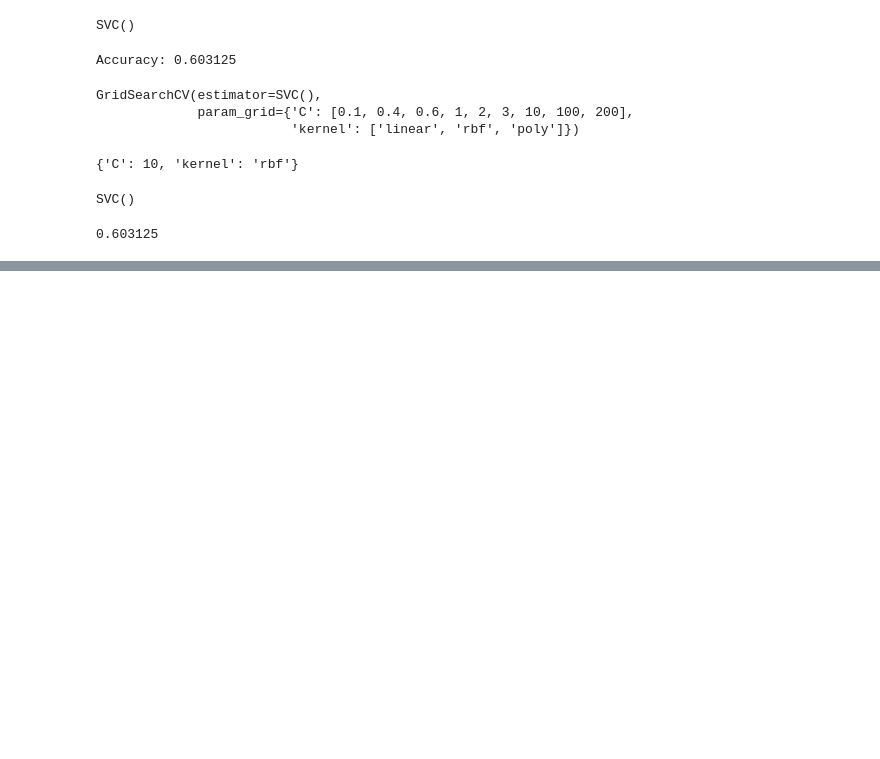
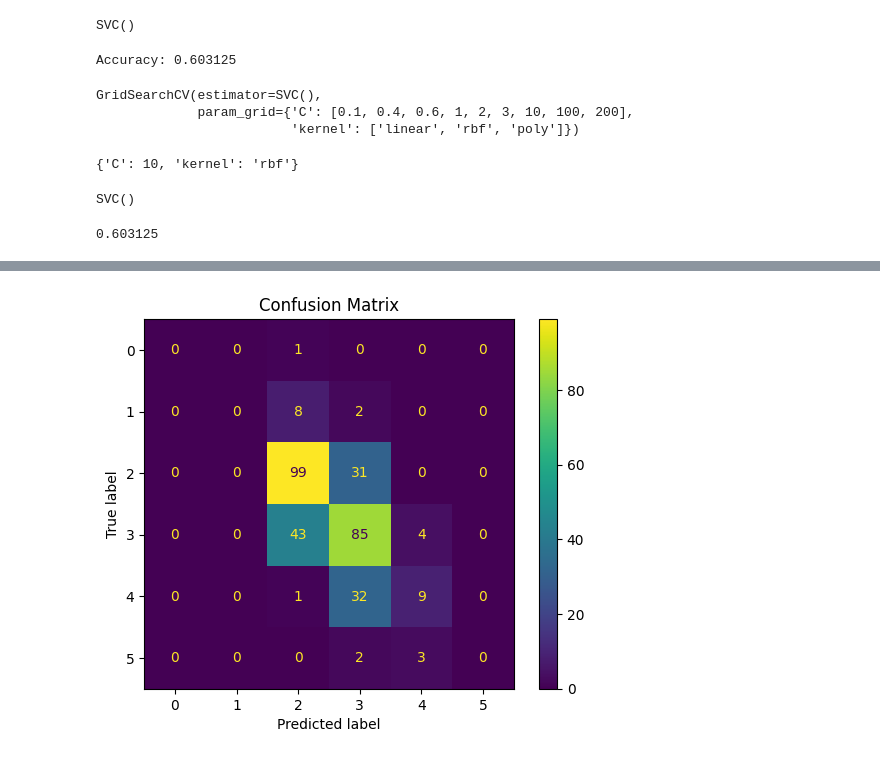
Before and after one commit to Losikai5/Datasets, a Jupyter notebook: classification_with_svm2.ipynb, the cells around one changed output, grey strips where cells are left out. Saved outputs shown, nothing was run; the diff lists cells and outputs as text; code cells hidden in the pictures; blank space fills up the shorter version.

```diff
--- a/classification_with_svm2.ipynb
+++ b/classification_with_svm2.ipynb
@@ -79,3 +79,5 @@ SVC()
 svc_new.score(X_test, y_test)
 # %% [output]
 0.603125
+# %%
+y_pred = svc_new.predict(X_test)
@@ -81,0 +110,7 @@ svc_new.score(X_test, y_test)
+# %%
+ con = ConfusionMatrixDisplay(confusion_matrix(y_test, y_pred))
+ con.plot()
+ plt.title("Confusion Matrix")
+ plt.show()
+# %% [output]
+[figure, added]
```
Also changed, not shown: parts of 2 cells of this notebook.
